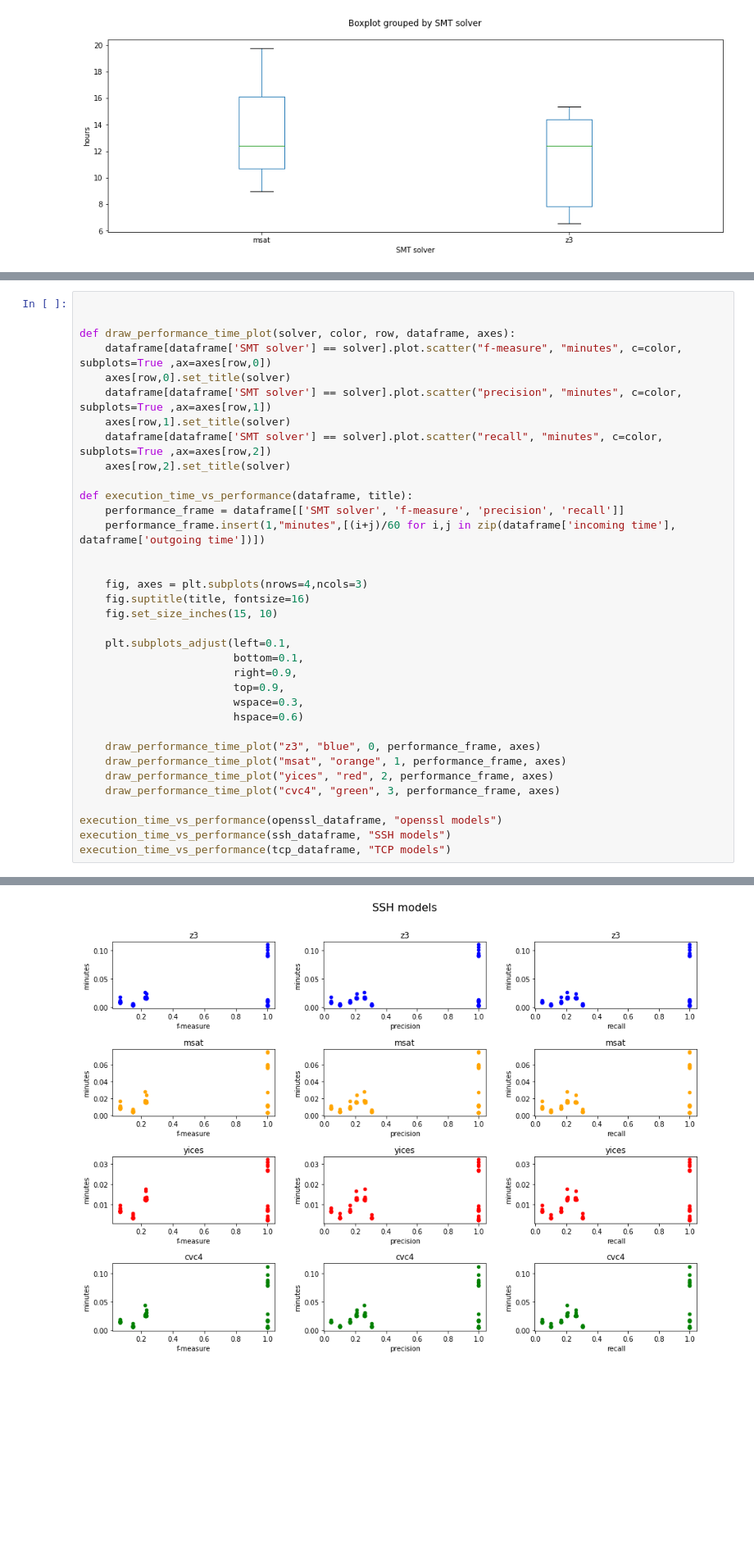
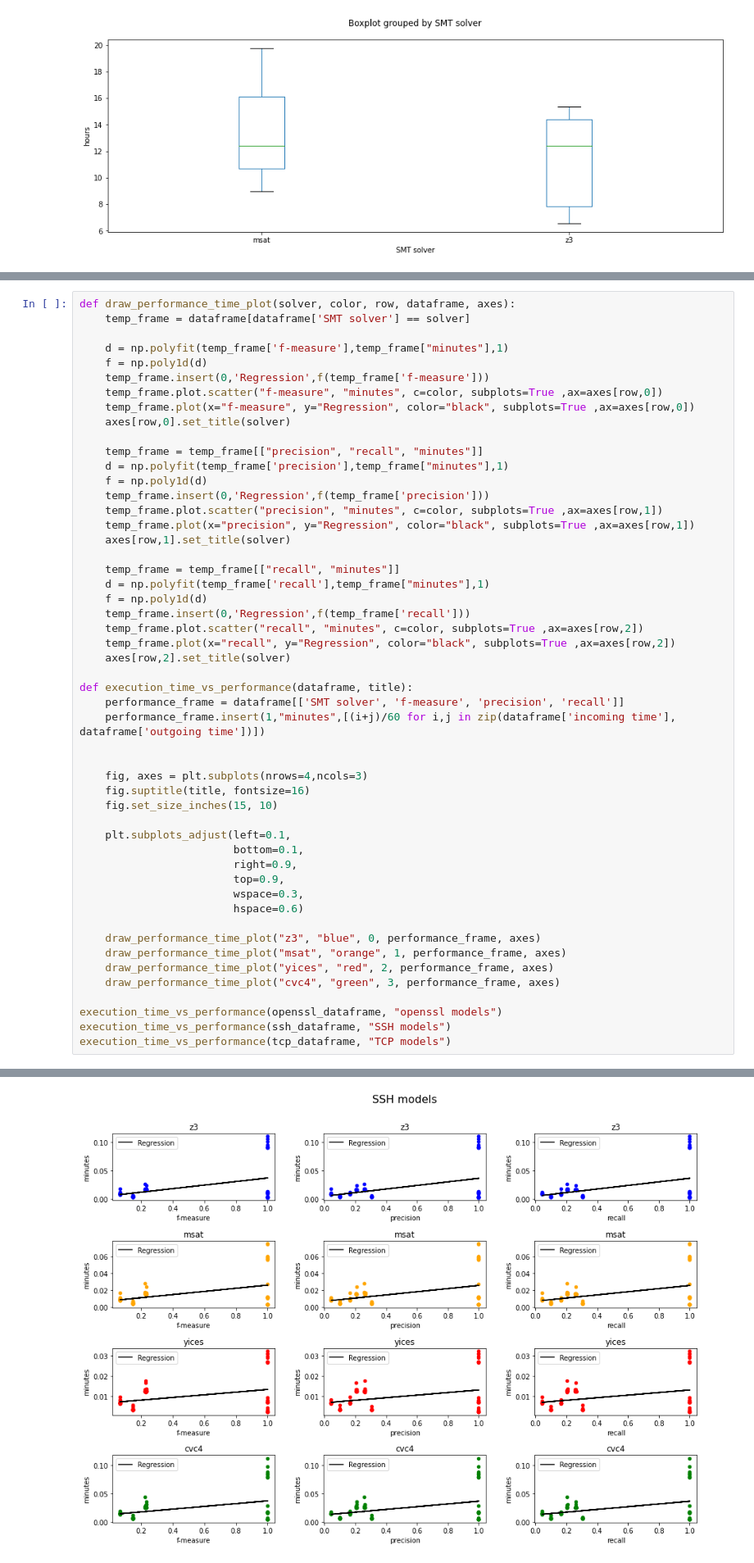
Before and after one commit to GianniM123/ResearchInternship, a Jupyter notebook: statistics/statistics.ipynb, the cells around one changed output, grey strips where cells are left out. Shown at 82% size. Cells and saved outputs as stored; diff of their text form; blank space fills up the shorter version.

```diff
--- a/statistics/statistics.ipynb
+++ b/statistics/statistics.ipynb
@@ -190,12 +224,28 @@ exection_time_vs_state_pairs(tcp_dataframe, "TCP models")
 # %%
+def draw_performance_time_plot(solver, color, row, dataframe, axes):
+    temp_frame = dataframe[dataframe['SMT solver'] == solver]
 
+    d = np.polyfit(temp_frame['f-measure'],temp_frame["minutes"],1)
+    f = np.poly1d(d)
+    temp_frame.insert(0,'Regression',f(temp_frame['f-measure']))
+    temp_frame.plot.scatter("f-measure", "minutes", c=color, subplots=True ,ax=axes[row,0])
+    temp_frame.plot(x="f-measure", y="Regression", color="black", subplots=True ,ax=axes[row,0])
+    axes[row,0].set_title(solver)
 
-def draw_performance_time_plot(solver, color, row, dataframe, axes):
-    dataframe[dataframe['SMT solver'] == solver].plot.scatter("f-measure", "minutes", c=color, subplots=True ,ax=axes[row,0])
-    axes[row,0].set_title(solver)
-    dataframe[dataframe['SMT solver'] == solver].plot.scatter("precision", "minutes", c=color, subplots=True ,ax=axes[row,1])
+    temp_frame = temp_frame[["precision", "recall", "minutes"]]
+    d = np.polyfit(temp_frame['precision'],temp_frame["minutes"],1)
+    f = np.poly1d(d)
+    temp_frame.insert(0,'Regression',f(temp_frame['precision']))
+    temp_frame.plot.scatter("precision", "minutes", c=color, subplots=True ,ax=axes[row,1])
+    temp_frame.plot(x="precision", y="Regression", color="black", subplots=True ,ax=axes[row,1])
     axes[row,1].set_title(solver)
-    dataframe[dataframe['SMT solver'] == solver].plot.scatter("recall", "minutes", c=color, subplots=True ,ax=axes[row,2])
+
+    temp_frame = temp_frame[["recall", "minutes"]]
+    d = np.polyfit(temp_frame['recall'],temp_frame["minutes"],1)
+    f = np.poly1d(d)
+    temp_frame.insert(0,'Regression',f(temp_frame['recall']))
+    temp_frame.plot.scatter("recall", "minutes", c=color, subplots=True ,ax=axes[row,2])
+    temp_frame.plot(x="recall", y="Regression", color="black", subplots=True ,ax=axes[row,2])
     axes[row,2].set_title(solver)
 
 def execution_time_vs_performance(dataframe, title):
@@ -227 +277 @@ execution_time_vs_performance(tcp_dataframe, "TCP models")
-[figure, old version]
+[figure, new version]
```
Also changed, not shown: parts of 15 cells of this notebook.
